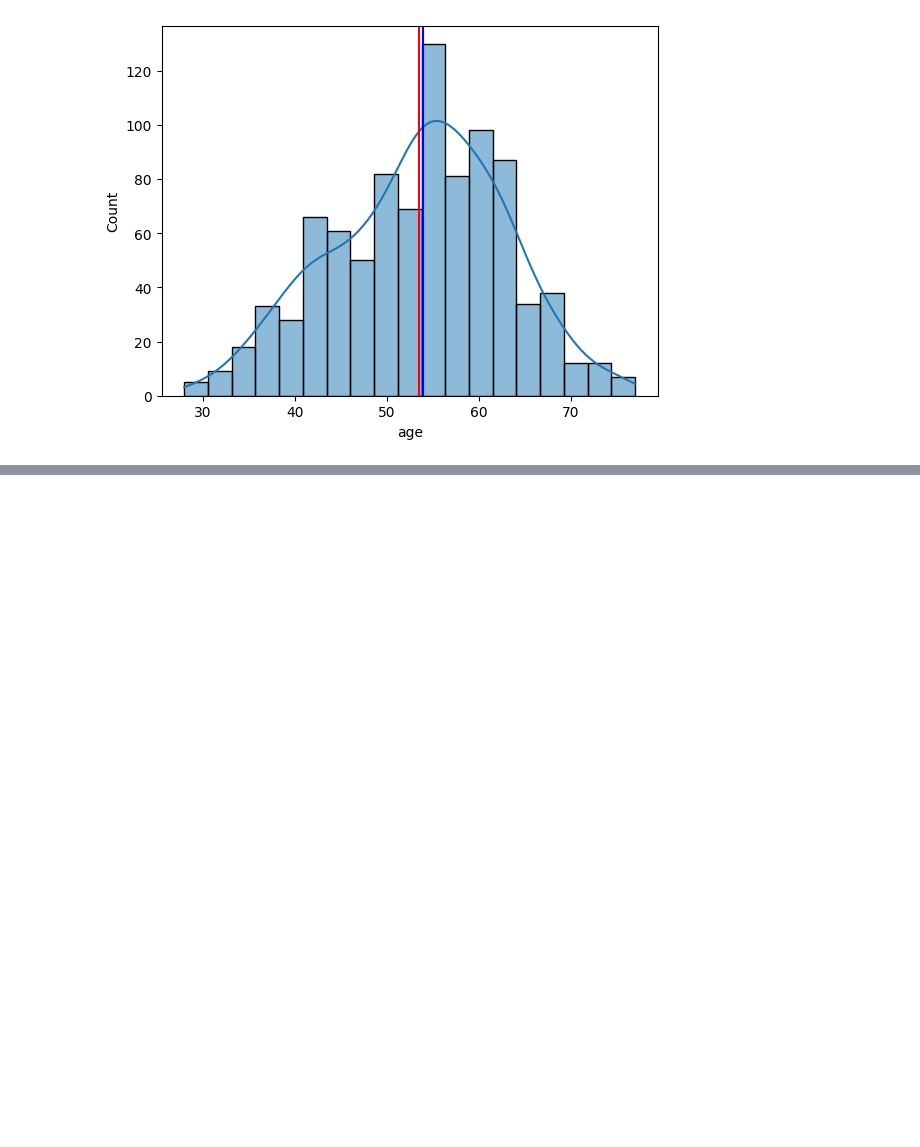
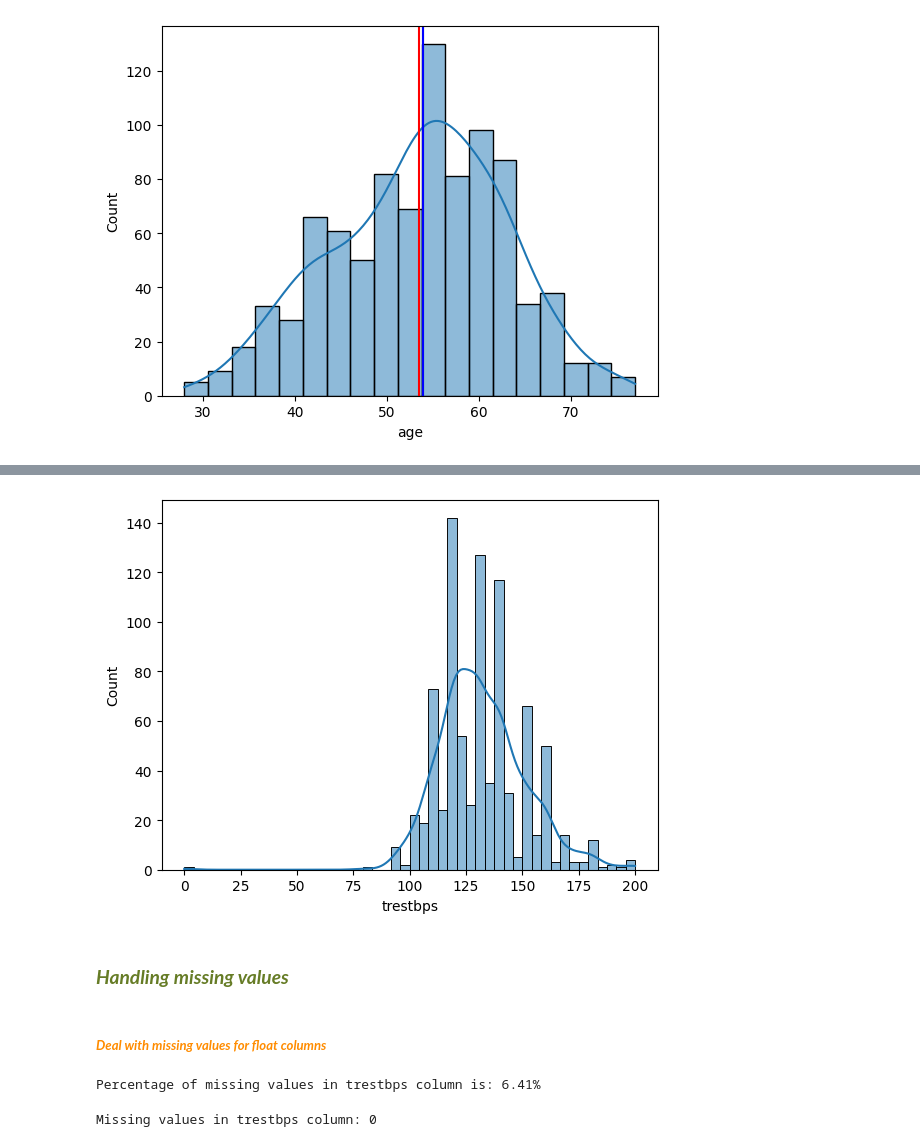
Before and after one commit to sherazAhmed-ipynb/ML-Pipeline-Hub, a Jupyter notebook: ml_projects/heartDisease/main.ipynb, the cells around one changed output, grey strips where cells are left out. Cells and saved outputs as stored; diff of their text form; code cells hidden in the pictures; blank space fills up the shorter version.

```diff
--- a/ml_projects/heartDisease/main.ipynb
+++ b/ml_projects/heartDisease/main.ipynb
@@ -122,0 +308,30 @@ fig.show()
+# %%
+# create a histplot of trestbps column
+sns.histplot(df['trestbps'], kde=True)
+plt.show()
+# %% [output]
+[figure, added]
+# %% [markdown]
+### ***<span style= "color:#667C26;">Handling missing values</span>***
+# %% [markdown]
+##### ***<span style= "color:#FF8C00;">Deal with missing values for float columns </span>***
+# %%
+# find the percentage of missing values in trestbps column
+print(f"Percentage of missing values in trestbps column is: {df['trestbps'].isnull().sum() / len(df)*100:.2f}%")
+# %% [output]
+Percentage of missing values in trestbps column is: 6.41%
+# %%
+# imputing the missing values in trestbps with iterative imputer
+
+# creating an object of iterative imputer
+imputer = IterativeImputer(max_iter=10, random_state=42)
+
+# fit the imputer on trestbps column
+imputer.fit(df[['trestbps']])
+# transform the data
+df['trestbps'] = imputer.transform(df[['trestbps']])
+
+# check the missing values in trestbps
+print(f"Missing values in trestbps column: {df['trestbps'].isnull().sum()}")
+# %% [output]
+Missing values in trestbps column: 0
```
Also changed, not shown: parts of 32 cells of this notebook.
